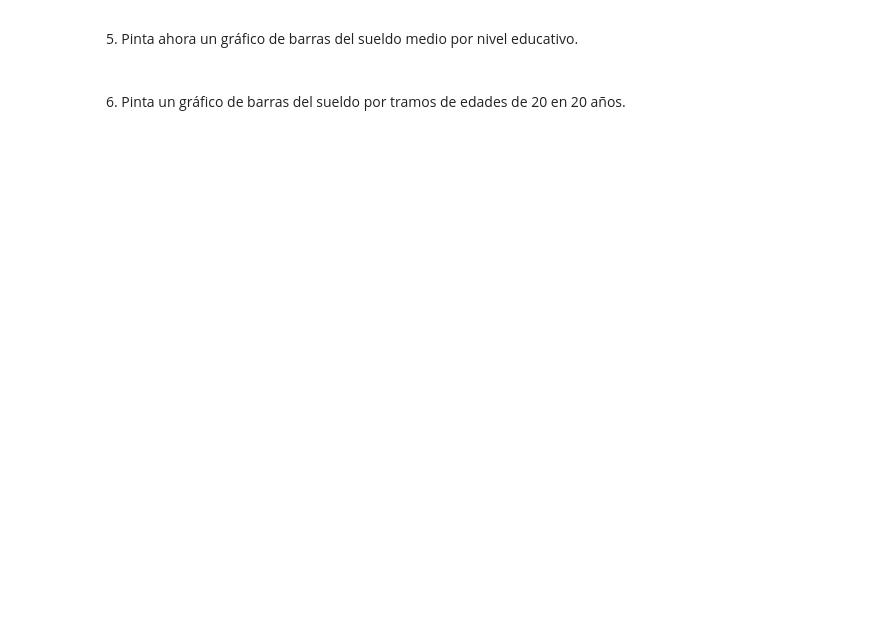
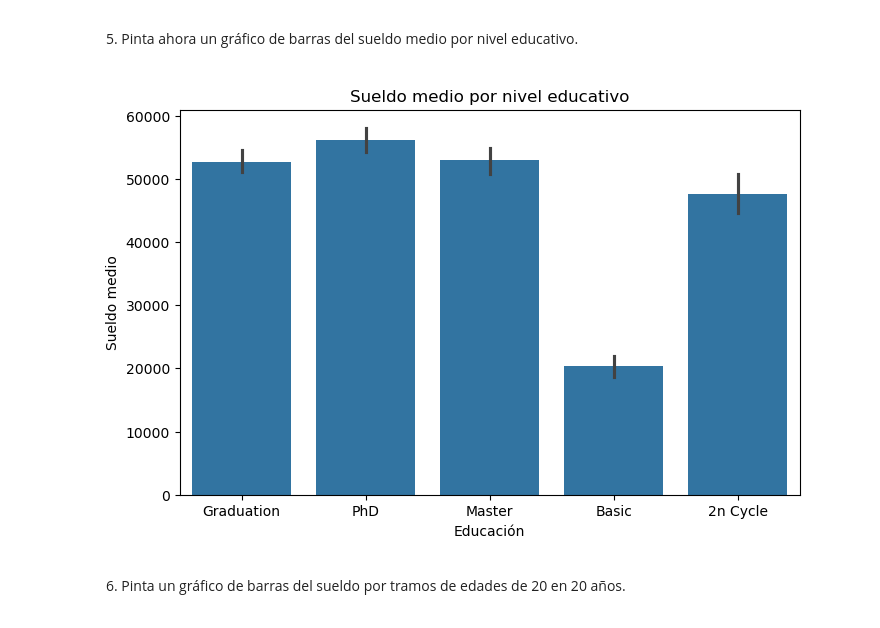
Before and after one commit to pablop11/CE_IABD, a Jupyter notebook: PIA/UNIDAD3/Actividad3_15 Kmeans CampañaMarketing/Actividad3_15.ipynb, the cells around one changed output. Drawn from its saved outputs; the diff is of its cells as text; code cells hidden in the pictures; blank space fills up the shorter version.

```diff
--- a/PIA/UNIDAD3/Actividad3_15 Kmeans CampañaMarketing/Actividad3_15.ipynb
+++ b/PIA/UNIDAD3/Actividad3_15 Kmeans CampañaMarketing/Actividad3_15.ipynb
@@ -89,6 +105,15 @@ plt.show()
 <div style="border-style:groove;border-width:thin;padding:10px">
 5. Pinta ahora un gráfico de barras del sueldo medio por nivel educativo.
 </div>
+# %%
+plt.figure(figsize=(8, 5))
+sns.barplot(x=df['Education'], y=df['Income'])
+plt.title('Sueldo medio por nivel educativo')
+plt.xlabel('Educación')
+plt.ylabel('Sueldo medio')
+plt.show()
+# %% [output]
+[figure, added]
 # %% [markdown]
 <div style="border-style:groove;border-width:thin;padding:10px">
 6. Pinta un gráfico de barras del sueldo por tramos de edades de 20 en 20 años.
```
Also changed, not shown: parts of 12 cells of this notebook, 1 other file.
